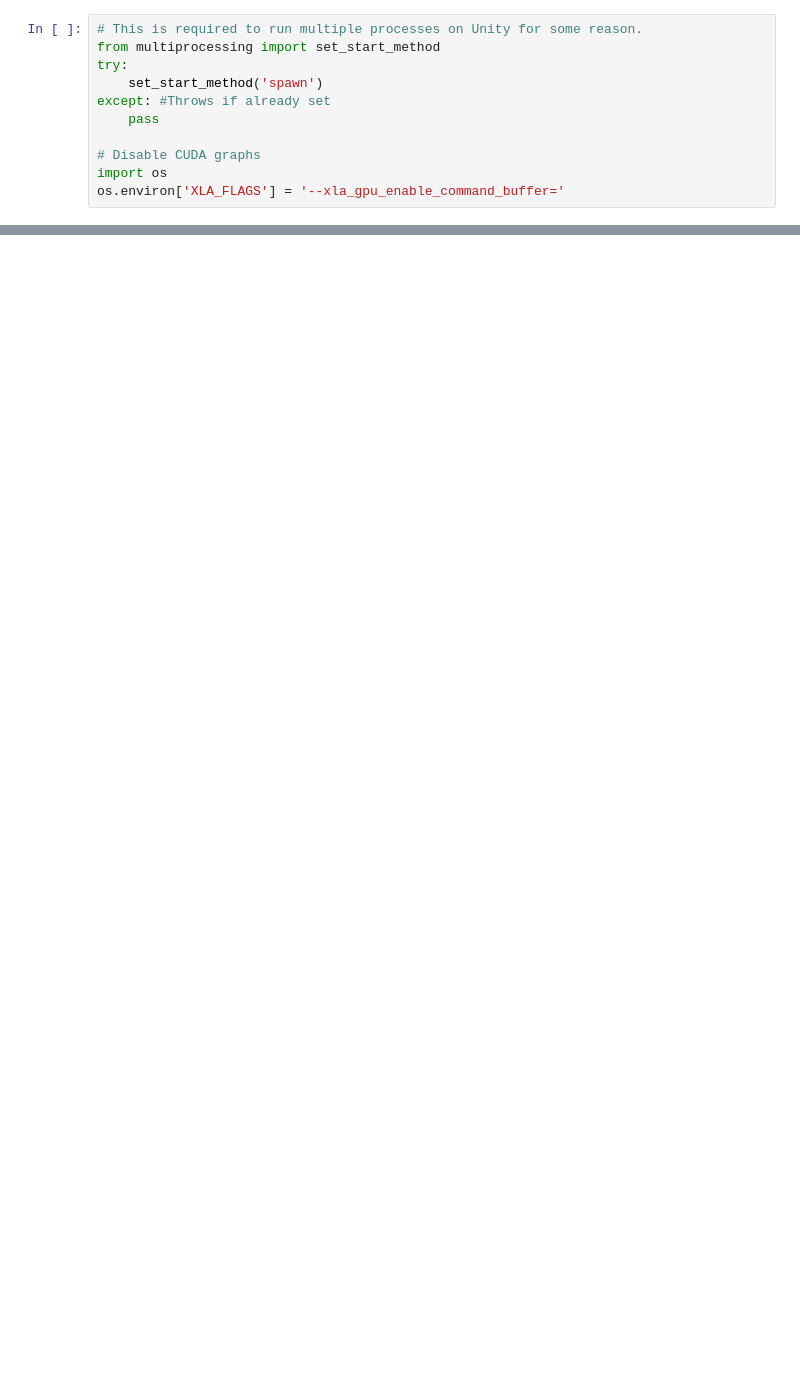
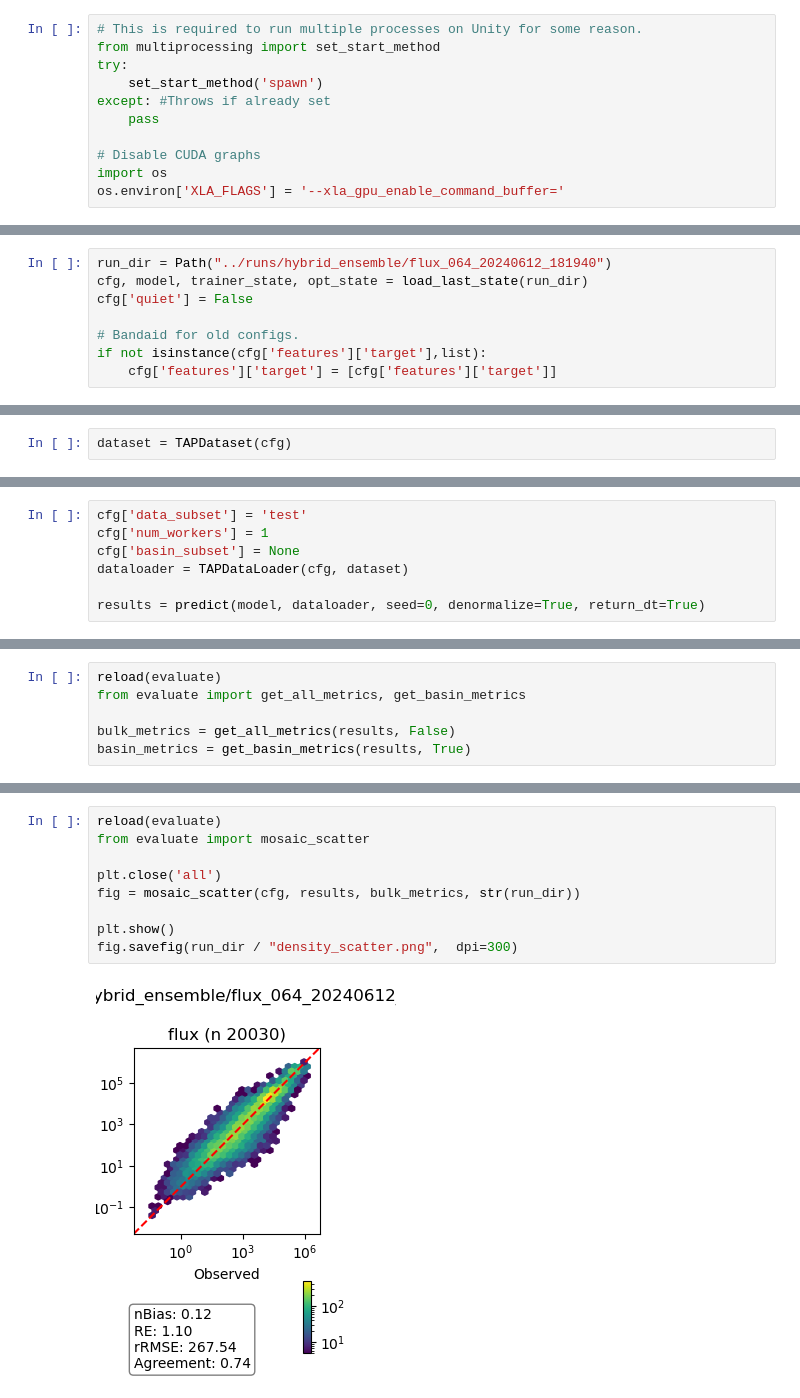
Before and after one commit to Fluvial-UMass/swot-ml, a Jupyter notebook: notebooks/Test_model.ipynb, the cells around one changed output, grey strips where cells are left out. Cells and saved outputs as stored; diff of their text form; blank space fills up the shorter version.

Commit message:
Train and Evaluate refactor

```diff
--- a/notebooks/Test_model.ipynb
+++ b/notebooks/Test_model.ipynb
@@ -107,0 +29,8 @@ fig.savefig(run_dir / "density_scatter.png",  dpi=300)
+# %%
+run_dir = Path("../runs/hybrid_ensemble/flux_064_20240612_181940")
+cfg, model, trainer_state, opt_state = load_last_state(run_dir)
+cfg['quiet'] = False
+
+# Bandaid for old configs.
+if not isinstance(cfg['features']['target'],list):
+    cfg['features']['target'] = [cfg['features']['target']]
@@ -107,0 +40,2 @@ fig.savefig(run_dir / "density_scatter.png",  dpi=300)
+# %%
+dataset = TAPDataset(cfg)
@@ -107,0 +45,7 @@ fig.savefig(run_dir / "density_scatter.png",  dpi=300)
+# %%
+cfg['data_subset'] = 'test'
+cfg['num_workers'] = 1
+cfg['basin_subset'] = None
+dataloader = TAPDataLoader(cfg, dataset)
+
+results = predict(model, dataloader, seed=0, denormalize=True, return_dt=True)
@@ -107,0 +56,6 @@ fig.savefig(run_dir / "density_scatter.png",  dpi=300)
+# %%
+reload(evaluate)
+from evaluate import get_all_metrics, get_basin_metrics
+
+bulk_metrics = get_all_metrics(results, False)
+basin_metrics = get_basin_metrics(results, True)
@@ -107,0 +72,11 @@ fig.savefig(run_dir / "density_scatter.png",  dpi=300)
+# %%
+reload(evaluate)
+from evaluate import mosaic_scatter
+
+plt.close('all')
+fig = mosaic_scatter(cfg, results, bulk_metrics, str(run_dir))
+
+plt.show()
+fig.savefig(run_dir / "density_scatter.png",  dpi=300)
+# %% [output]
+[figure, added]
```
Also changed, not shown: parts of 22 cells of this notebook, 18 other files.
